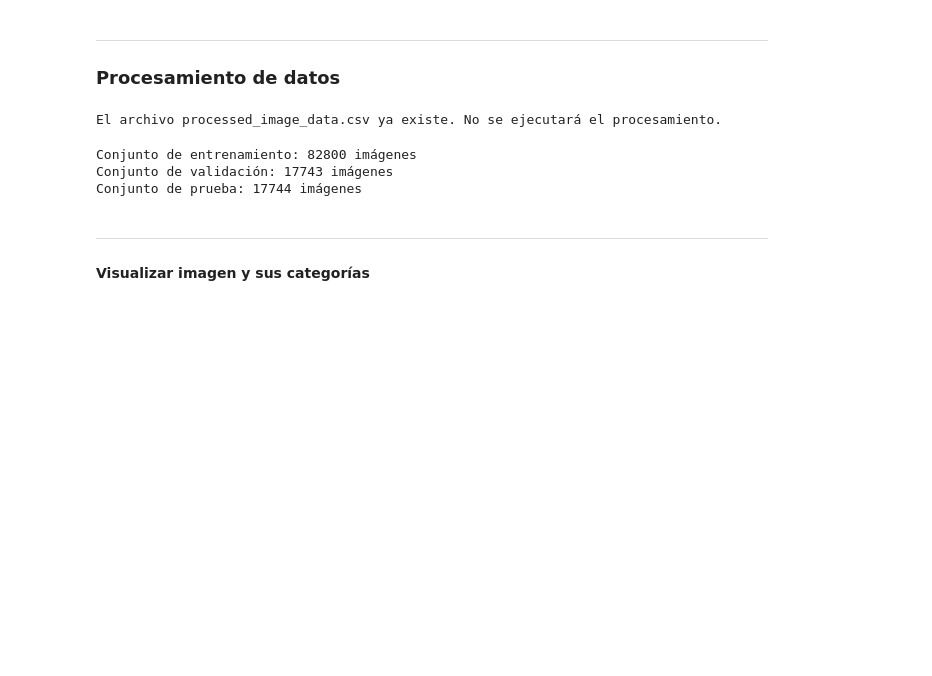
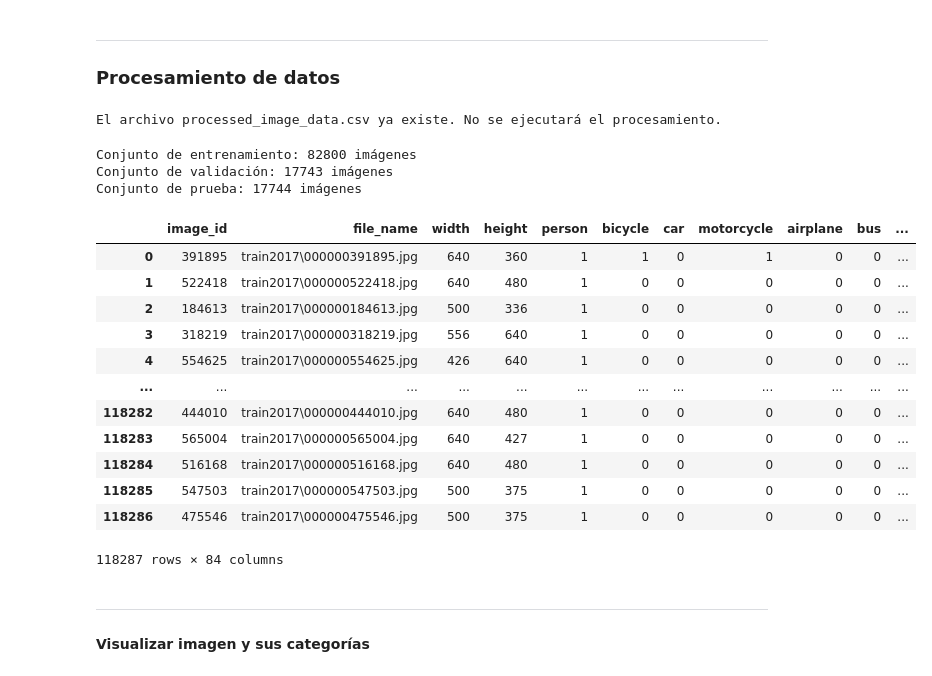
Before and after one commit to Jonnathan23/ia-clasificacion-imagenes, a Jupyter notebook: funcion_imagenes.ipynb, the cells around one changed output. Cells and saved outputs as stored; diff of their text form; code cells hidden in the pictures; blank space fills up the shorter version.

```diff
--- a/funcion_imagenes.ipynb
+++ b/funcion_imagenes.ipynb
@@ -351,6 +351,22 @@ print(f"Conjunto de prueba: {len(X_test)} imágenes")
 Conjunto de entrenamiento: 82800 imágenes
 Conjunto de validación: 17743 imágenes
 Conjunto de prueba: 17744 imágenes
+# %%
+df
+# %% [output]
+|  | image_id | file_name | width | height | person | bicycle | car | motorcycle | airplane | bus | ... |
+| 0 | 391895 | train2017\000000391895.jpg | 640 | 360 | 1 | 1 | 0 | 1 | 0 | 0 | ... |
+| 1 | 522418 | train2017\000000522418.jpg | 640 | 480 | 1 | 0 | 0 | 0 | 0 | 0 | ... |
+| 2 | 184613 | train2017\000000184613.jpg | 500 | 336 | 1 | 0 | 0 | 0 | 0 | 0 | ... |
+| 3 | 318219 | train2017\000000318219.jpg | 556 | 640 | 1 | 0 | 0 | 0 | 0 | 0 | ... |
+| 4 | 554625 | train2017\000000554625.jpg | 426 | 640 | 1 | 0 | 0 | 0 | 0 | 0 | ... |
+| ... | ... | ... | ... | ... | ... | ... | ... | ... | ... | ... | ... |
+| 118282 | 444010 | train2017\000000444010.jpg | 640 | 480 | 1 | 0 | 0 | 0 | 0 | 0 | ... |
+| 118283 | 565004 | train2017\000000565004.jpg | 640 | 427 | 1 | 0 | 0 | 0 | 0 | 0 | ... |
+| 118284 | 516168 | train2017\000000516168.jpg | 640 | 480 | 1 | 0 | 0 | 0 | 0 | 0 | ... |
+| 118285 | 547503 | train2017\000000547503.jpg | 500 | 375 | 1 | 0 | 0 | 0 | 0 | 0 | ... |
+| 118286 | 475546 | train2017\000000475546.jpg | 500 | 375 | 1 | 0 | 0 | 0 | 0 | 0 | ... |
+118287 rows × 84 columns
 # %% [markdown]
 <hr>
 <h4>Visualizar imagen y sus categorías</h4>
```
Also changed, not shown: parts of 14 cells of this notebook.
